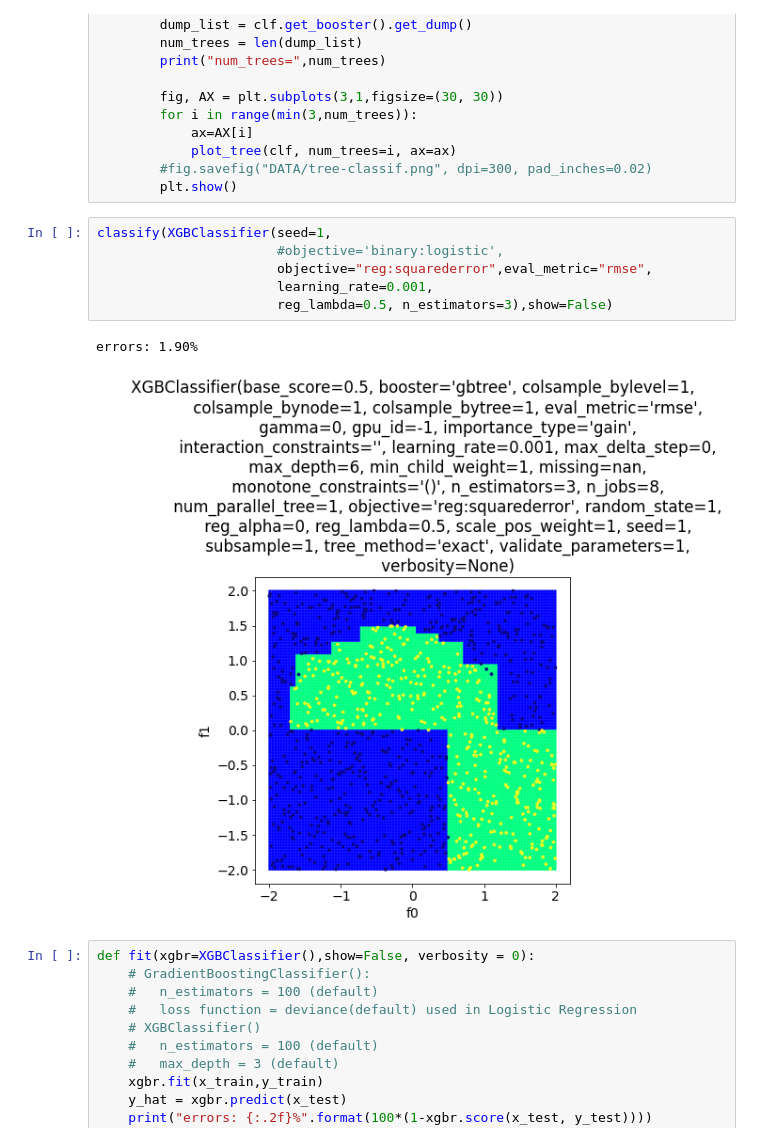
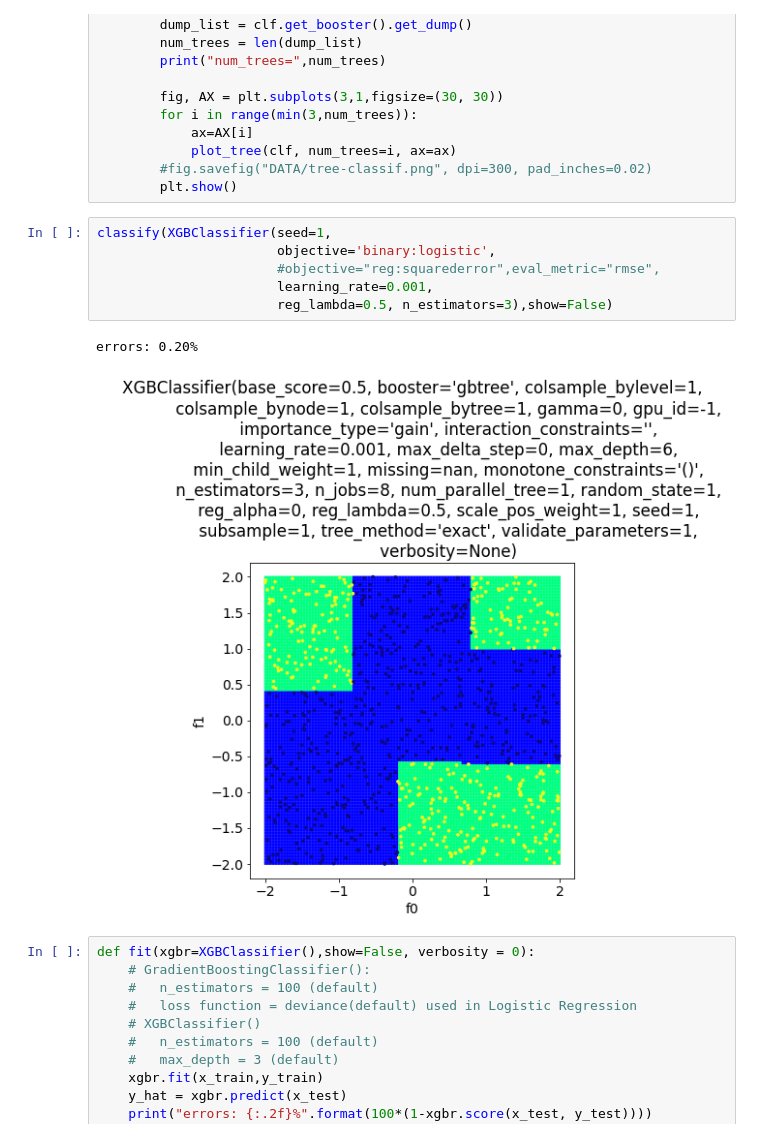
Before and after one commit to Berto70/comp_lab_b, a Jupyter notebook: Exercises/E4/group2307_exercise4.ipynb, the cells around one changed output. Drawn from its saved outputs; the diff is of its cells as text.

```diff
--- a/Exercises/E4/group2307_exercise4.ipynb
+++ b/Exercises/E4/group2307_exercise4.ipynb
@@ -134,13 +150,13 @@ def classify(clf=XGBClassifier(),show=False, use_label_encoder=False):
         plt.show()
 # %%
 classify(XGBClassifier(seed=1,
-                       #objective='binary:logistic',
-                       objective="reg:squarederror",eval_metric="rmse",
+                       objective='binary:logistic',
+                       #objective="reg:squarederror",eval_metric="rmse",
                        learning_rate=0.001,
                        reg_lambda=0.5, n_estimators=3),show=False)
 # %% [output]
-errors: 1.90%
+errors: 0.20%
-[figure, old version]
+[figure, new version]
 # %%
 def fit(xgbr=XGBClassifier(),show=False, verbosity = 0):
     # GradientBoostingClassifier():
```
Also changed, not shown: parts of 13 cells of this notebook.
